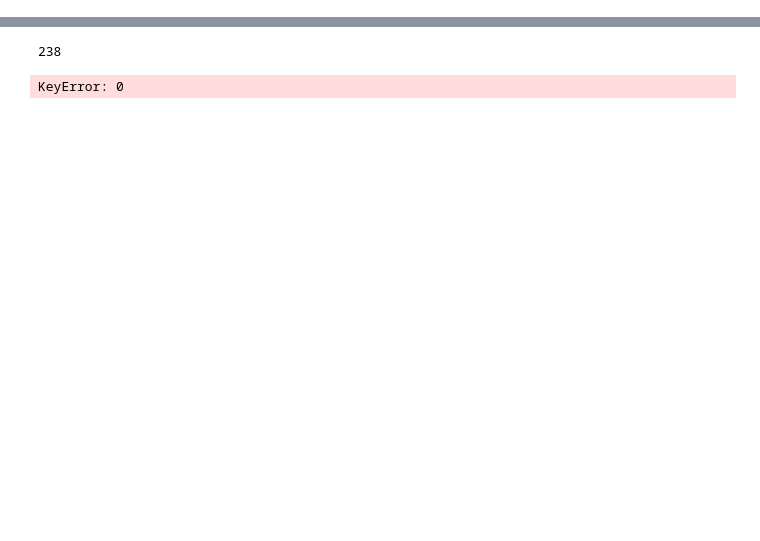
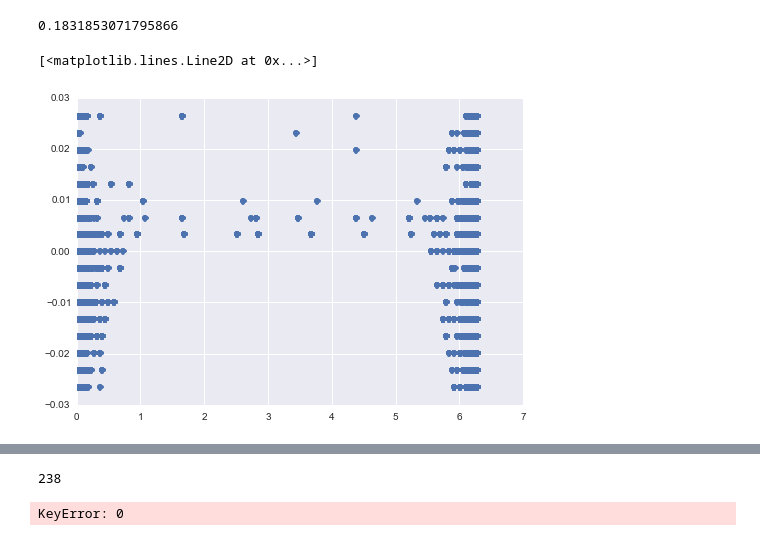
Before and after one commit to rbiswas4/SNsims, a Jupyter notebook: examples/summarize_opsim.ipynb, the cells around one changed output, grey strips where cells are left out. Saved outputs shown, nothing was run; the diff lists cells and outputs as text; code cells hidden in the pictures; blank space fills up the shorter version.

```diff
--- a/examples/summarize_opsim.ipynb
+++ b/examples/summarize_opsim.ipynb
@@ -16,0 +328,9 @@ Index([u'obsHistID', u'sessionID', u'propID', u'fieldID', u'fieldRA', u'fieldDec
+# %%
+-6.1 % (2*np.pi)
+# %% [output]
+0.1831853071795866
+# %%
+plt.plot((Summary['ditheredRA'] - Summary['fieldRA']).values % (2. *np.pi), (Summary['ditheredDec'] - Summary['fieldDec']).values,'o')
+# %% [output]
+[<matplotlib.lines.Line2D at 0x...>]
+[figure, added]
```
Also changed, not shown: parts of 46 cells of this notebook, 1 other file.
